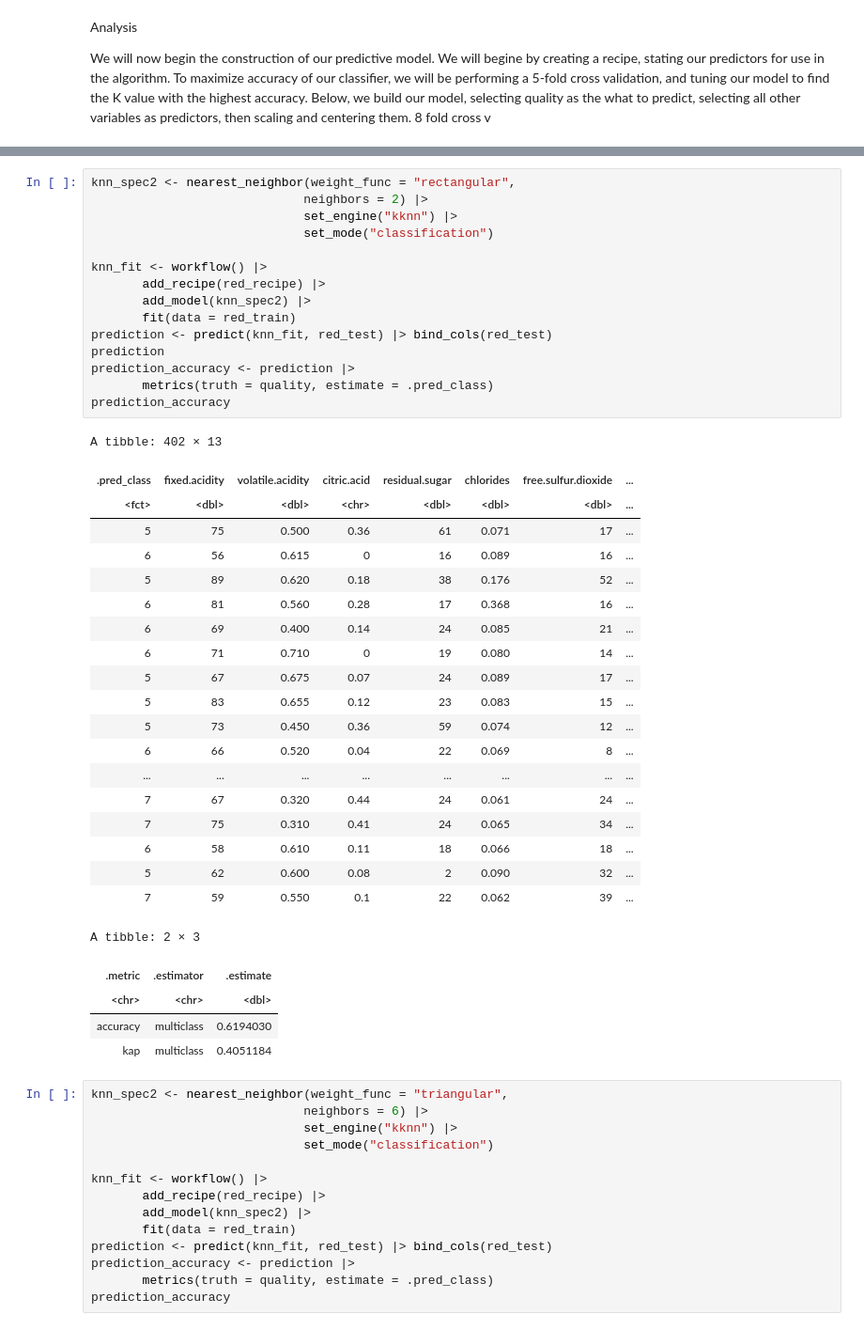
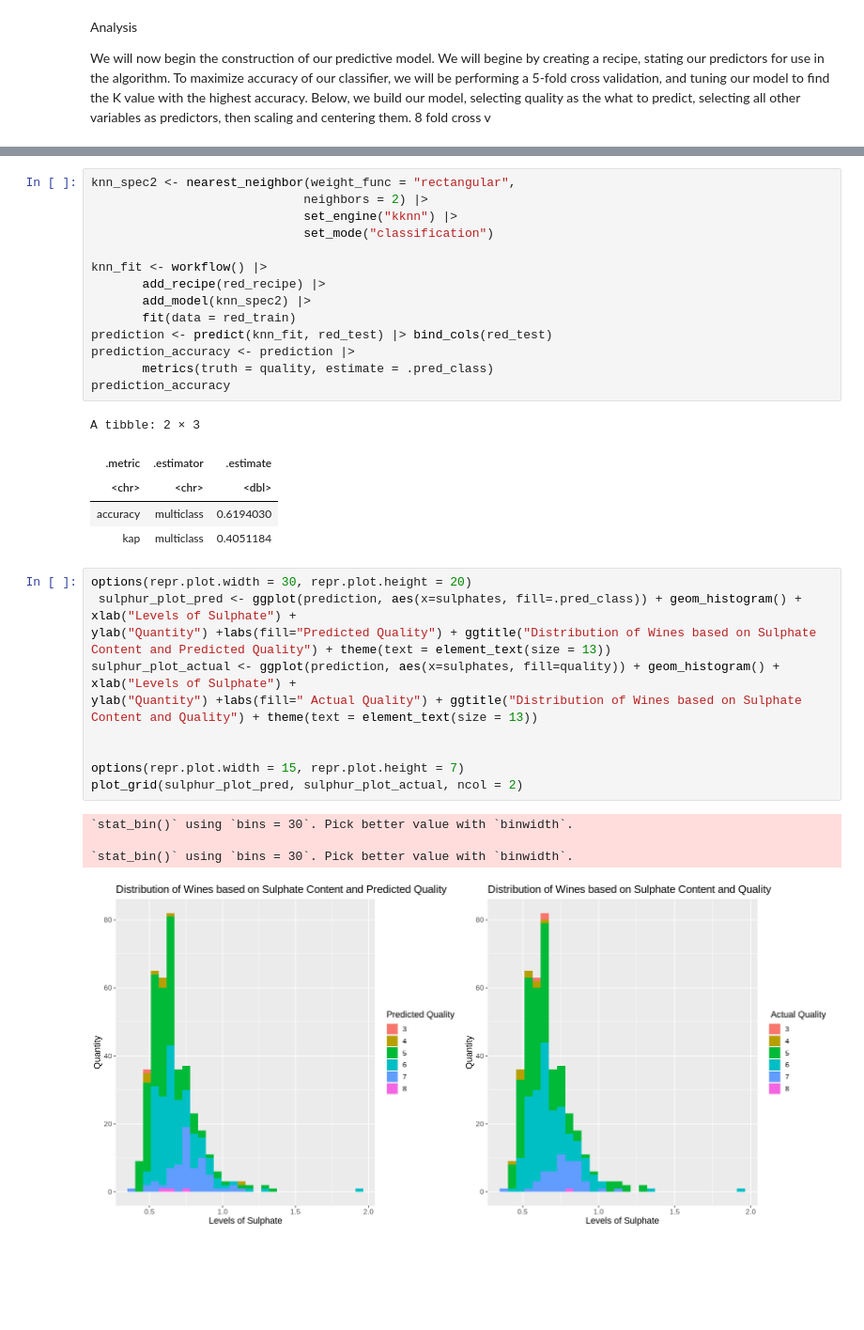
Before and after one commit to trushaan/f1_project_dsci100_163, a Jupyter notebook: proposal.ipynb, the cells around one changed output, grey strips where cells are left out. Shown at 94% size. Drawn from its saved outputs; the diff is of its cells as text; blank space fills up the shorter version.

```diff
--- a/proposal.ipynb
+++ b/proposal.ipynb
@@ -231,46 +235,27 @@ knn_fit <- workflow() |>
        add_model(knn_spec2) |>
        fit(data = red_train)
 prediction <- predict(knn_fit, red_test) |> bind_cols(red_test)
-prediction
 prediction_accuracy <- prediction |>
        metrics(truth = quality, estimate = .pred_class)
 prediction_accuracy
 # %% [output]
-A tibble: 402 × 13
+A tibble: 2 × 3
-| .pred_class | fixed.acidity | volatile.acidity | citric.acid | residual.sugar | chlorides | free.sulfur.dioxide | ... |
-| <fct> | <dbl> | <dbl> | <chr> | <dbl> | <dbl> | <dbl> | ... |
-| 5 | 75 | 0.500 | 0.36 | 61 | 0.071 | 17 | ... |
-| 6 | 56 | 0.615 | 0 | 16 | 0.089 | 16 | ... |
-| 5 | 89 | 0.620 | 0.18 | 38 | 0.176 | 52 | ... |
-| 6 | 81 | 0.560 | 0.28 | 17 | 0.368 | 16 | ... |
-| 6 | 69 | 0.400 | 0.14 | 24 | 0.085 | 21 | ... |
-| 6 | 71 | 0.710 | 0 | 19 | 0.080 | 14 | ... |
-| 5 | 67 | 0.675 | 0.07 | 24 | 0.089 | 17 | ... |
-| 5 | 83 | 0.655 | 0.12 | 23 | 0.083 | 15 | ... |
-| 5 | 73 | 0.450 | 0.36 | 59 | 0.074 | 12 | ... |
-| 6 | 66 | 0.520 | 0.04 | 22 | 0.069 | 8 | ... |
-| ... | ... | ... | ... | ... | ... | ... | ... |
-| 7 | 67 | 0.320 | 0.44 | 24 | 0.061 | 24 | ... |
-| 7 | 75 | 0.310 | 0.41 | 24 | 0.065 | 34 | ... |
-| 6 | 58 | 0.610 | 0.11 | 18 | 0.066 | 18 | ... |
-| 5 | 62 | 0.600 | 0.08 | 2 | 0.090 | 32 | ... |
-| 7 | 59 | 0.550 | 0.1 | 22 | 0.062 | 39 | ... |
+| .metric | .estimator | .estimate |
+| <chr> | <chr> | <dbl> |
+| accuracy | multiclass | 0.6194030 |
+| kap | multiclass | 0.4051184 |
-A tibble: 2 × 3
-| .metric | .estimator | .estimate |
-| <chr> | <chr> | <dbl> |
-| accuracy | multiclass | 0.6194030 |
-| kap | multiclass | 0.4051184 |
-# %%
-knn_spec2 <- nearest_neighbor(weight_func = "triangular",
-                             neighbors = 6) |>
-                             set_engine("kknn") |>
-                             set_mode("classification")
-
-knn_fit <- workflow() |>
-       add_recipe(red_recipe) |>
-       add_model(knn_spec2) |>
-       fit(data = red_train)
-prediction <- predict(knn_fit, red_test) |> bind_cols(red_test)
-prediction_accuracy <- prediction |>
-       metrics(truth = quality, estimate = .pred_class)
-prediction_accuracy
+# %%
+options(repr.plot.width = 30, repr.plot.height = 20)
+ sulphur_plot_pred <- ggplot(prediction, aes(x=sulphates, fill=.pred_class)) + geom_histogram() + xlab("Levels of Sulphate") +
+ylab("Quantity") +labs(fill="Predicted Quality") + ggtitle("Distribution of Wines based on Sulphate Content and Predicted Quality") + theme(text = element_text(size = 13))
+sulphur_plot_actual <- ggplot(prediction, aes(x=sulphates, fill=quality)) + geom_histogram() + xlab("Levels of Sulphate") +
+ylab("Quantity") +labs(fill=" Actual Quality") + ggtitle("Distribution of Wines based on Sulphate Content and Quality") + theme(text = element_text(size = 13))
+
+
+options(repr.plot.width = 15, repr.plot.height = 7)
+plot_grid(sulphur_plot_pred, sulphur_plot_actual, ncol = 2)
+# %% [output]
+`stat_bin()` using `bins = 30`. Pick better value with `binwidth`.
+
+`stat_bin()` using `bins = 30`. Pick better value with `binwidth`.
+[figure, added]
```
Also changed, not shown: parts of 6 cells of this notebook.
